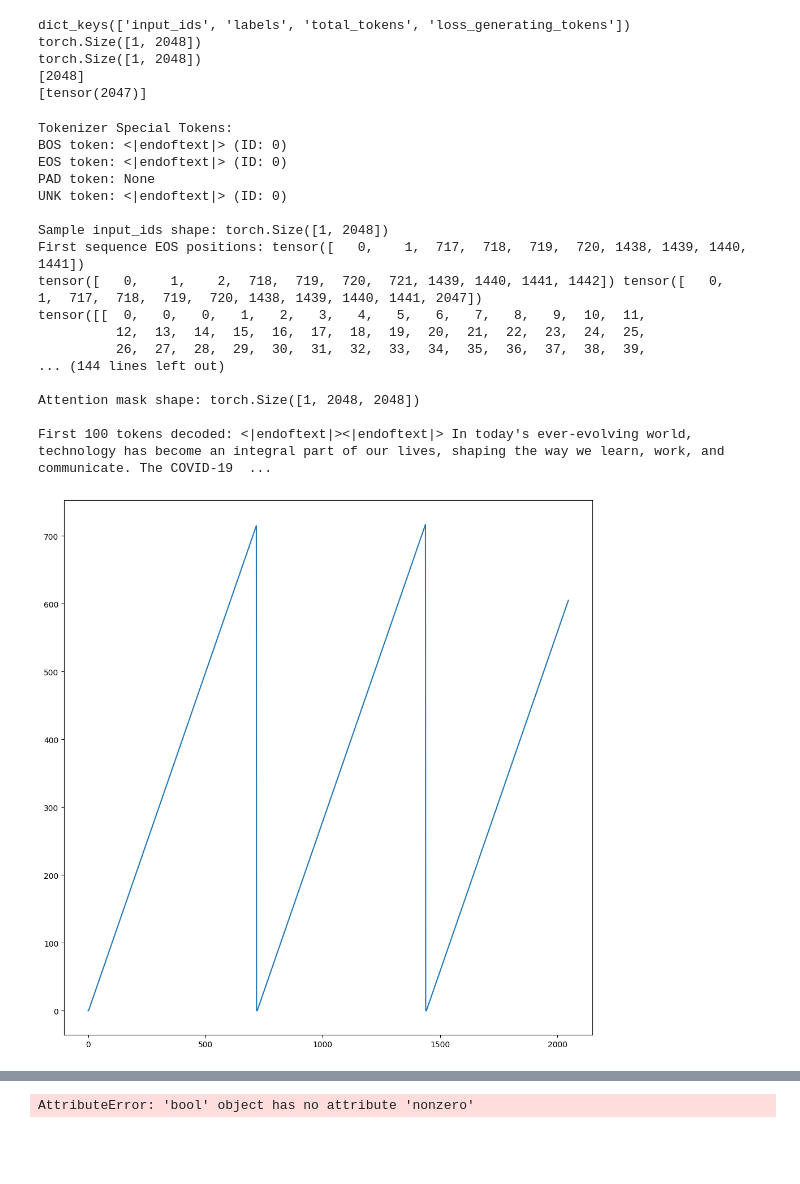
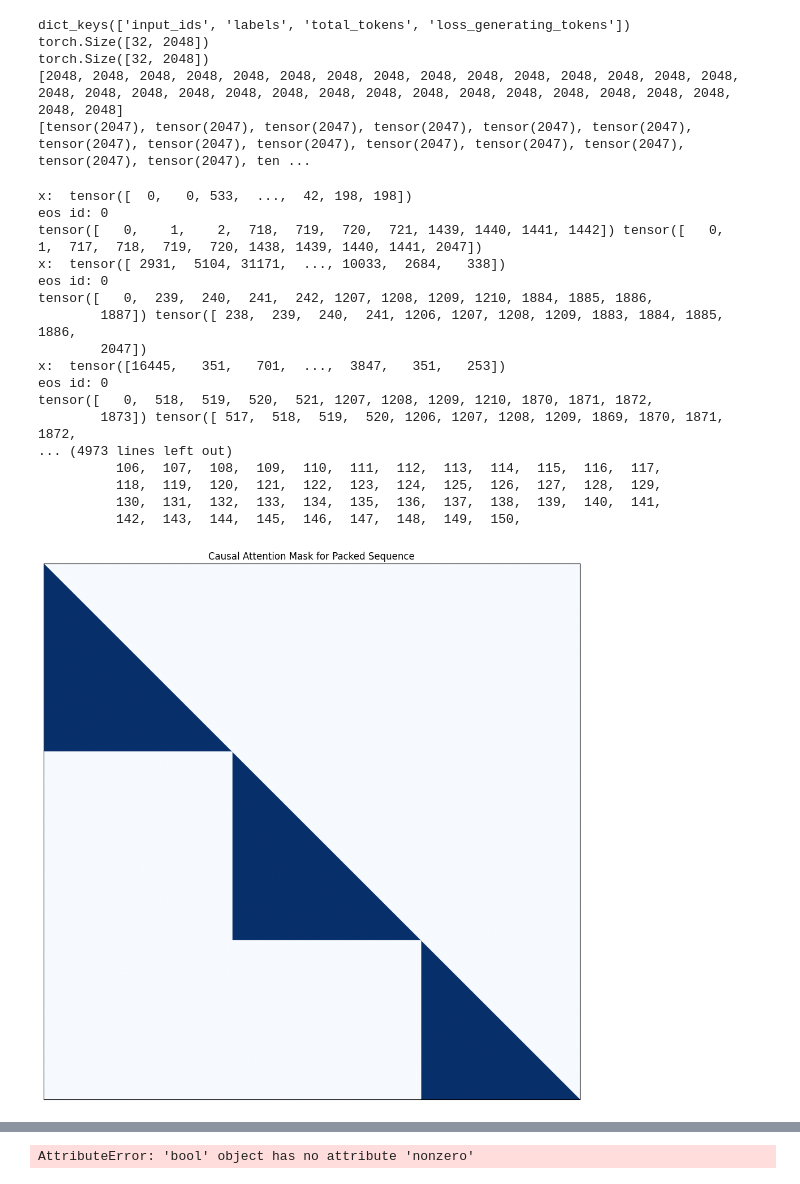
Before and after one commit to Helios113/dyna, a Jupyter notebook: tools/casual_mask_testing.ipynb, the cells around one changed output, grey strips where cells are left out. Cells and saved outputs as stored; diff of their text form; code cells hidden in the pictures; blank space fills up the shorter version.

Commit message:
working casual masks

```diff
--- a/tools/casual_mask_testing.ipynb
+++ b/tools/casual_mask_testing.ipynb
@@ -34,7 +34,7 @@ streams = {
         "remote": "s3://smollm-corpus/shared/cosmo/client_0",
         "local": "/nfs-share/datasets/photon/dataset_cache/smollm-corpus-shared/cosmo/client_0",
         "split": "train",
-        "proportion": "0.10",
+        "proportion": "1",
         "max_seq_len":2048,
         "cache_limit": None
     },
@@ -44,7 +44,7 @@ streams = {
 train_dataloader = get_data_loader(
     streams,
     tokenizer,
-    device_train_batch_size=1,
+    device_train_batch_size=32,
 )
 # %%
 sample = next(iter(train_dataloader.dataloader))
@@ -56,10 +56,10 @@ print(sample["total_tokens"])
 print(sample["loss_generating_tokens"])
 # %% [output]
 dict_keys(['input_ids', 'labels', 'total_tokens', 'loss_generating_tokens'])
-torch.Size([1, 2048])
-torch.Size([1, 2048])
-[2048]
-[tensor(2047)]
+torch.Size([32, 2048])
+torch.Size([32, 2048])
+[2048, 2048, 2048, 2048, 2048, 2048, 2048, 2048, 2048, 2048, 2048, 2048, 2048, 2048, 2048, 2048, 2048, 2048, 2048, 2048, 2048, 2048, 2048, 2048, 2048, 2048, 2048, 2048, 2048, 2048, 2048, 2048]
+[tensor(2047), tensor(2047), tensor(2047), tensor(2047), tensor(2047), tensor(2047), tensor(2047), tensor(2047), tensor(2047), tensor(2047), tensor(2047), tensor(2047), tensor(2047), tensor(2047), ten ...
 # %%
 import torch
 
@@ -167,45 +168,37 @@ def generate_source_len_mask(attention_mask):
 
         return position_mask
 # %%
-# Test the tokenizer special tokens
-print("Tokenizer Special Tokens:")
-print(f"BOS token: {tokenizer.bos_token} (ID: {tokenizer.bos_token_id})")
-print(f"EOS token: {tokenizer.eos_token} (ID: {tokenizer.eos_token_id})")
-print(f"PAD token: {tokenizer.pad_token}")
-print(f"UNK token: {tokenizer.unk_token} (ID: {tokenizer.unk_token_id})")
-
-print(f"\nSample input_ids shape: {sample['input_ids'].shape}")
-print(f"First sequence EOS positions: {torch.where(sample['input_ids'][0] == tokenizer.eos_token_id)[0]}")
-
 # Generate attention mask for the sample
-attention_mask = get_attention_mask_for_packed_sequence(sample["input_ids"][:1], tokenizer.eos_token_id)
+attention_mask = get_attention_mask_for_packed_sequence(sample["input_ids"], tokenizer.eos_token_id)
 pos_mask = generate_source_len_mask(attention_mask)
-print(f"\nAttention mask shape: {attention_mask.shape}")
 
 # Decode and show first sequence for context
 first_sequence = sample["input_ids"][0]
 decoded_text = tokenizer.decode(first_sequence)  # First 100 tokens
 print(f"\nFirst 100 tokens decoded: {decoded_text[:200]}...")
 
+
+
+print(attention_mask.shape)
 # Visualize the attention mask
-# visualize_attention_mask(attention_mask, tokenizer, sample["input_ids"][:1])
+visualize_attention_mask(attention_mask, tokenizer, sample["input_ids"])
 visualize_position_mask(pos_mask)
 # %% [output]
-Tokenizer Special Tokens:
-BOS token: <|endoftext|> (ID: 0)
-EOS token: <|endoftext|> (ID: 0)
-PAD token: None
-UNK token: <|endoftext|> (ID: 0)
-
-Sample input_ids shape: torch.Size([1, 2048])
-First sequence EOS positions: tensor([   0,    1,  717,  718,  719,  720, 1438, 1439, 1440, 1441])
+x:  tensor([  0,   0, 533,  ...,  42, 198, 198])
+eos id: 0
 tensor([   0,    1,    2,  718,  719,  720,  721, 1439, 1440, 1441, 1442]) tensor([   0,    1,  717,  718,  719,  720, 1438, 1439, 1440, 1441, 2047])
-tensor([[  0,   0,   0,   1,   2,   3,   4,   5,   6,   7,   8,   9,  10,  11,
-          12,  13,  14,  15,  16,  17,  18,  19,  20,  21,  22,  23,  24,  25,
-          26,  27,  28,  29,  30,  31,  32,  33,  34,  35,  36,  37,  38,  39,
-... (144 lines left out)
-
-Attention mask shape: torch.Size([1, 2048, 2048])
-
-First 100 tokens decoded: <|endoftext|><|endoftext|> In today's ever-evolving world, technology has become an integral part of our lives, shaping the way we learn, work, and communicate. The COVID-19  ...
+x:  tensor([ 2931,  5104, 31171,  ..., 10033,  2684,   338])
+eos id: 0
+tensor([   0,  239,  240,  241,  242, 1207, 1208, 1209, 1210, 1884, 1885, 1886,
+        1887]) tensor([ 238,  239,  240,  241, 1206, 1207, 1208, 1209, 1883, 1884, 1885, 1886,
+        2047])
+x:  tensor([16445,   351,   701,  ...,  3847,   351,   253])
+eos id: 0
+tensor([   0,  518,  519,  520,  521, 1207, 1208, 1209, 1210, 1870, 1871, 1872,
+        1873]) tensor([ 517,  518,  519,  520, 1206, 1207, 1208, 1209, 1869, 1870, 1871, 1872,
+... (4973 lines left out)
+          106,  107,  108,  109,  110,  111,  112,  113,  114,  115,  116,  117,
+          118,  119,  120,  121,  122,  123,  124,  125,  126,  127,  128,  129,
+          130,  131,  132,  133,  134,  135,  136,  137,  138,  139,  140,  141,
+          142,  143,  144,  145,  146,  147,  148,  149,  150,
-[figure, old version]
+[figure, new version]
```
Also changed, not shown: parts of 2 cells of this notebook, 6 other files.
